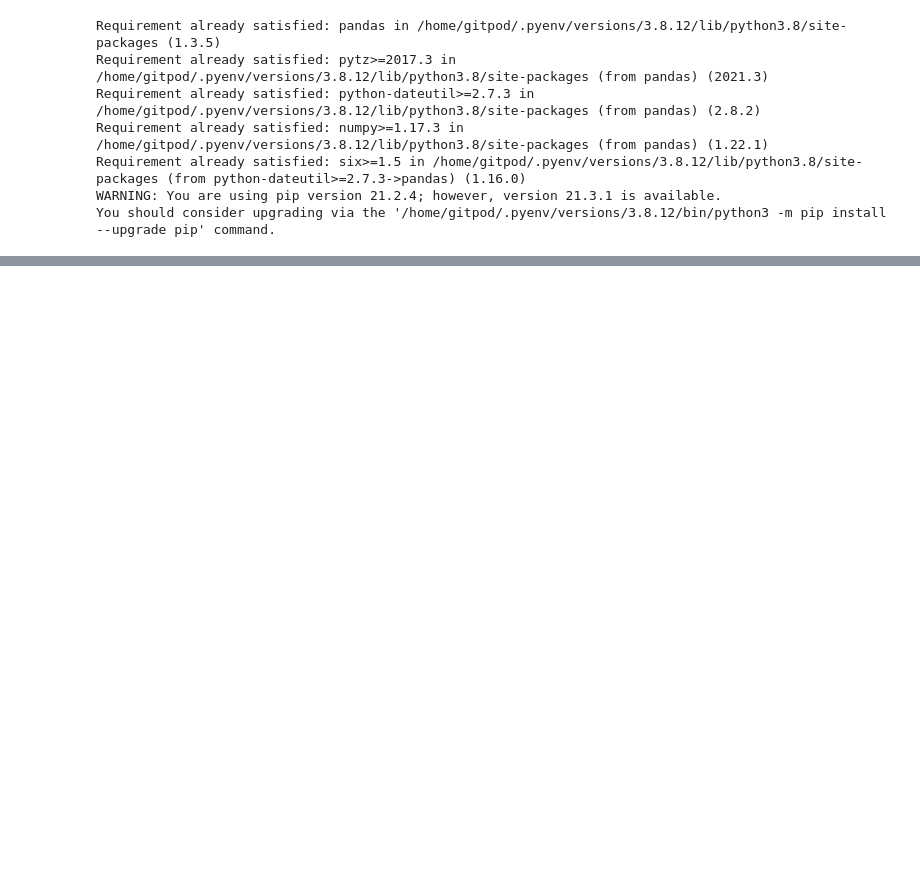
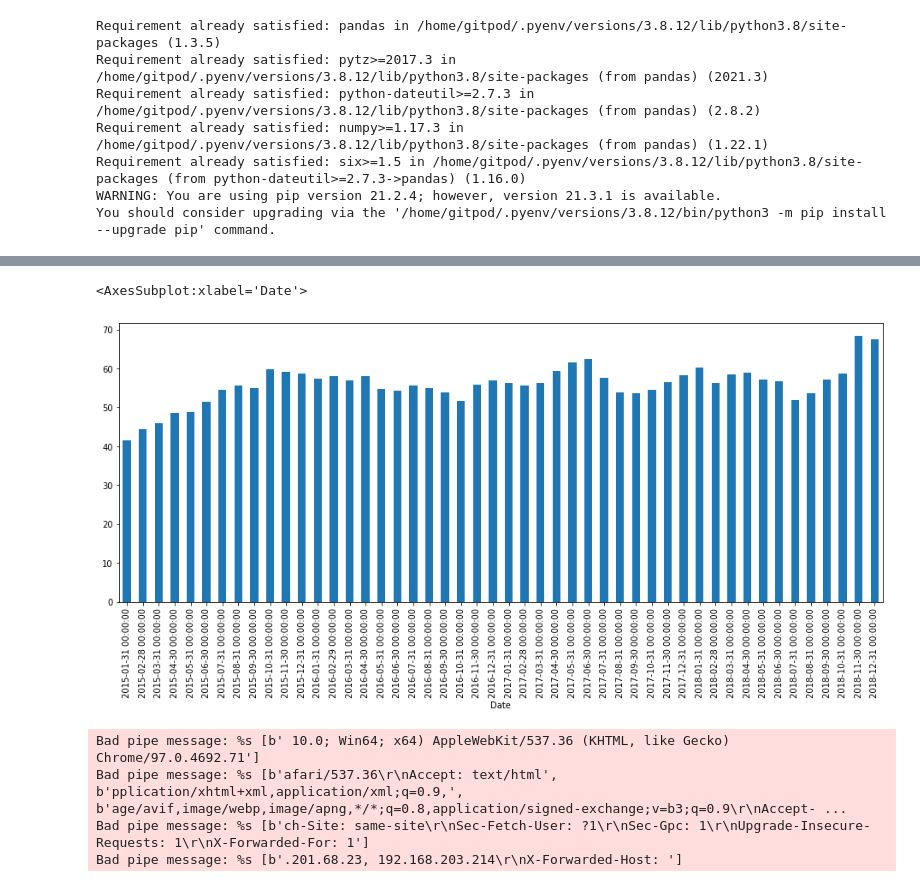
Before and after one commit to kunal266/Algo_Practice, a Jupyter notebook: time_resample.ipynb, the cells around one changed output, grey strips where cells are left out. Drawn from its saved outputs; the diff is of its cells as text; code cells hidden in the pictures; blank space fills up the shorter version.

```diff
--- a/time_resample.ipynb
+++ b/time_resample.ipynb
@@ -22,0 +102,9 @@ df.head()
+# %%
+df['Close'].resample(rule='M').max().plot.bar(figsize=(16,6))
+# %% [output]
+<AxesSubplot:xlabel='Date'>
+[figure, added]
+Bad pipe message: %s [b' 10.0; Win64; x64) AppleWebKit/537.36 (KHTML, like Gecko) Chrome/97.0.4692.71']
+Bad pipe message: %s [b'afari/537.36\r\nAccept: text/html', b'pplication/xhtml+xml,application/xml;q=0.9,', b'age/avif,image/webp,image/apng,*/*;q=0.8,application/signed-exchange;v=b3;q=0.9\r\nAccept- ...
+Bad pipe message: %s [b'ch-Site: same-site\r\nSec-Fetch-User: ?1\r\nSec-Gpc: 1\r\nUpgrade-Insecure-Requests: 1\r\nX-Forwarded-For: 1']
+Bad pipe message: %s [b'.201.68.23, 192.168.203.214\r\nX-Forwarded-Host: ']
```
Also changed, not shown: parts of 12 cells of this notebook.
